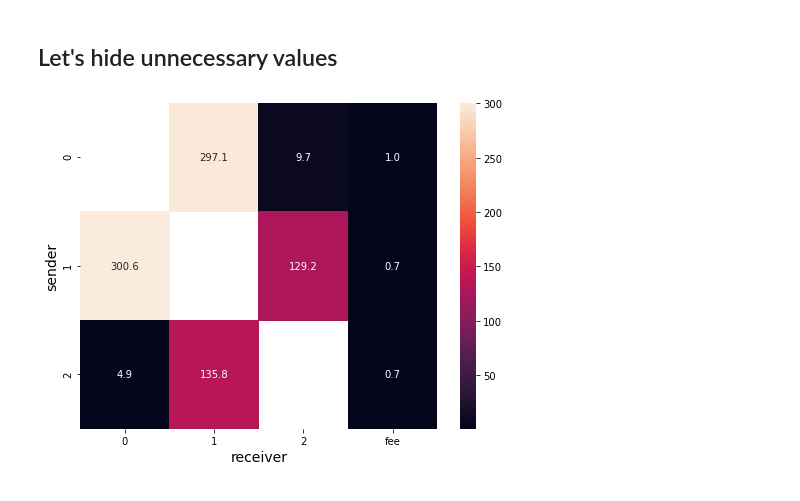
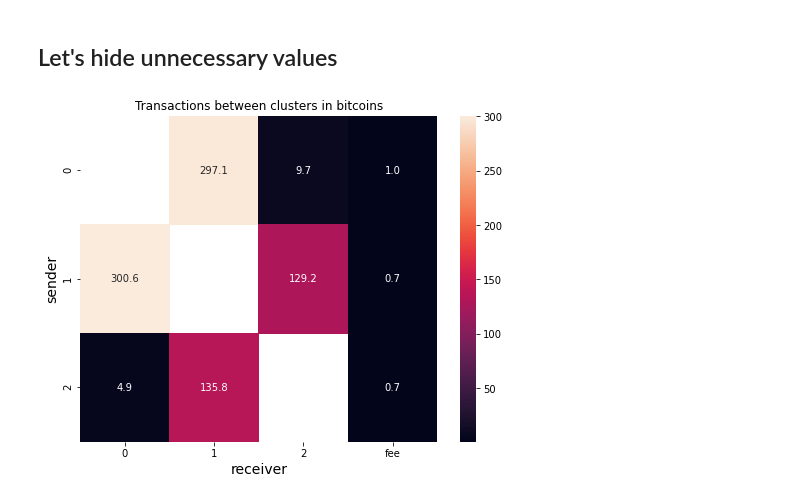
Before and after one commit to obopodo/Cluster_transactions, a Jupyter notebook: transactions_info.ipynb, the cells around one changed output. Cells and saved outputs as stored; diff of their text form; code cells hidden in the pictures.

```diff
--- a/transactions_info.ipynb
+++ b/transactions_info.ipynb
@@ -129,7 +139,8 @@ plt.show()
 # %% [markdown]
 ## Let's hide unnecessary values
 # %%
-def plot_results(dataframe):
+def plot_results(dataframe, title):
+    # create mask to heatmap to hide transactions inside clusters:
     mask = np.zeros_like(dataframe).flatten()
     mask[::5] = 1
     mask = mask.reshape((3,-1))
@@ -139,8 +150,9 @@ def plot_results(dataframe):
     sns.heatmap(dataframe, annot=True, fmt='.1f', mask=mask)
     plt.xlabel('receiver', fontsize=fontsize)
     plt.ylabel('sender', fontsize=fontsize)
+    plt.title(title)
     plt.show()
-# %%
-plot_results(result_bitcoins)
-# %% [output]
-[figure, removed]
+# %%
+plot_results(result_bitcoins, 'Transactions between clusters in bitcoins')
+# %% [output]
+[figure, added]
```
Also changed, not shown: parts of 6 cells of this notebook.
